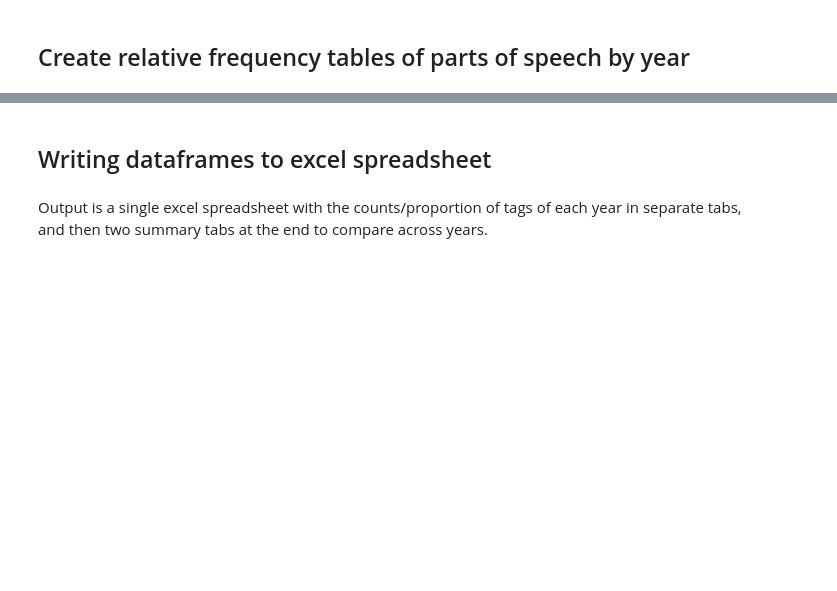
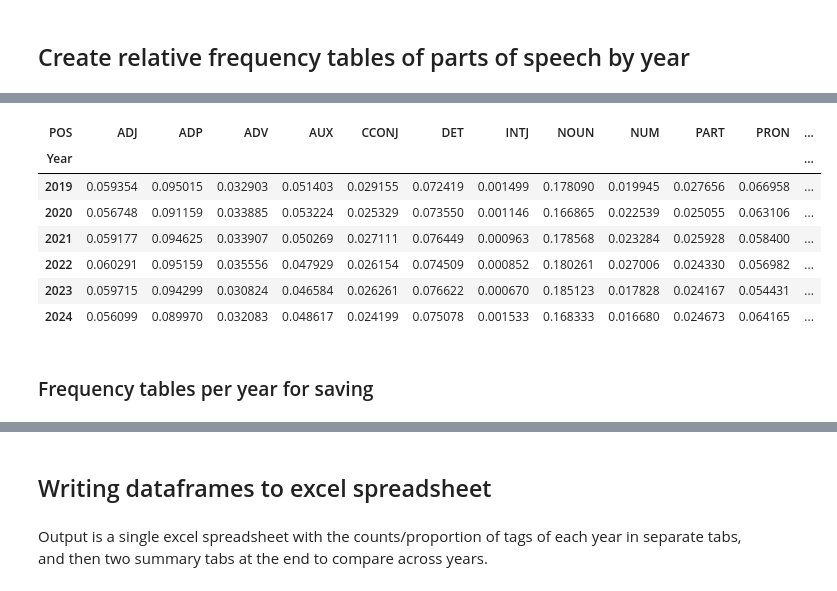
Before and after one commit to sfu-discourse-lab/fake_news_over_time, a Jupyter notebook: parts_of_speech_analysis.ipynb, the cells around one changed output, grey strips where cells are left out. Saved outputs shown, nothing was run; the diff lists cells and outputs as text; code cells hidden in the pictures; blank space fills up the shorter version.

```diff
--- a/parts_of_speech_analysis.ipynb
+++ b/parts_of_speech_analysis.ipynb
@@ -255,0 +149,14 @@ prop_summary_df.head()
+# %%
+summary_proportions_df = grouped_by_year["POS"].value_counts(normalize=True).unstack(fill_value=0)
+summary_proportions_df
+# %% [output]
+| POS | ADJ | ADP | ADV | AUX | CCONJ | DET | INTJ | NOUN | NUM | PART | PRON | ... |
+| Year |  |  |  |  |  |  |  |  |  |  |  | ... |
+| 2019 | 0.059354 | 0.095015 | 0.032903 | 0.051403 | 0.029155 | 0.072419 | 0.001499 | 0.178090 | 0.019945 | 0.027656 | 0.066958 | ... |
+| 2020 | 0.056748 | 0.091159 | 0.033885 | 0.053224 | 0.025329 | 0.073550 | 0.001146 | 0.166865 | 0.022539 | 0.025055 | 0.063106 | ... |
+| 2021 | 0.059177 | 0.094625 | 0.033907 | 0.050269 | 0.027111 | 0.076449 | 0.000963 | 0.178568 | 0.023284 | 0.025928 | 0.058400 | ... |
+| 2022 | 0.060291 | 0.095159 | 0.035556 | 0.047929 | 0.026154 | 0.074509 | 0.000852 | 0.180261 | 0.027006 | 0.024330 | 0.056982 | ... |
+| 2023 | 0.059715 | 0.094299 | 0.030824 | 0.046584 | 0.026261 | 0.076622 | 0.000670 | 0.185123 | 0.017828 | 0.024167 | 0.054431 | ... |
+| 2024 | 0.056099 | 0.089970 | 0.032083 | 0.048617 | 0.024199 | 0.075078 | 0.001533 | 0.168333 | 0.016680 | 0.024673 | 0.064165 | ... |
+# %% [markdown]
+### Frequency tables per year for saving
```
Also changed, not shown: parts of 39 cells of this notebook, 2 other files.
